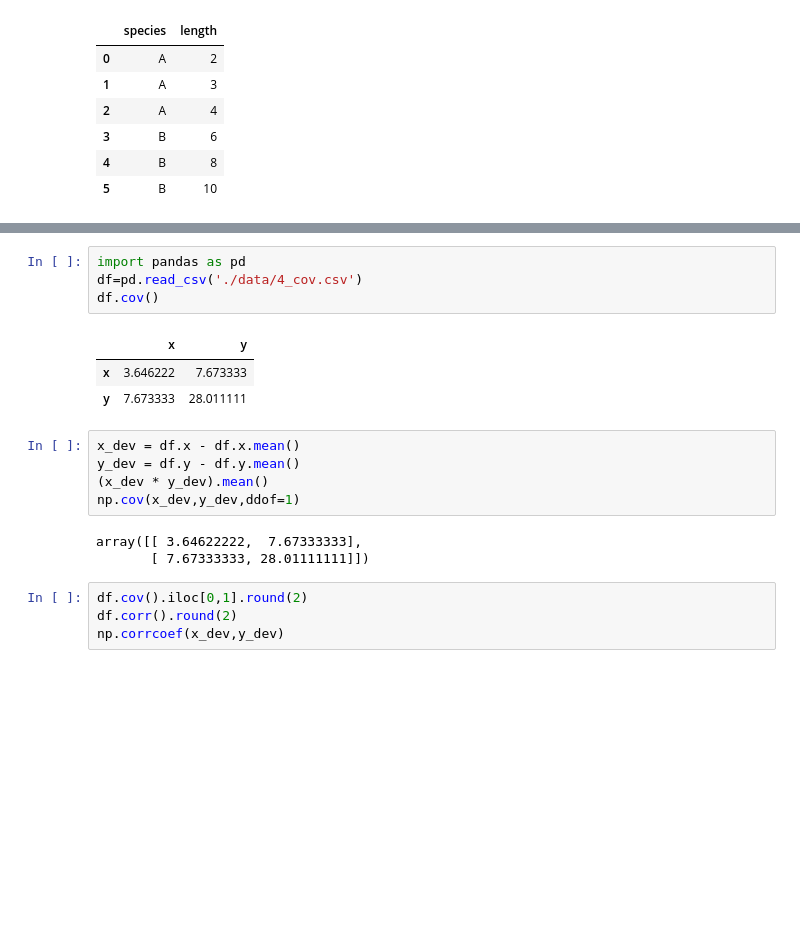
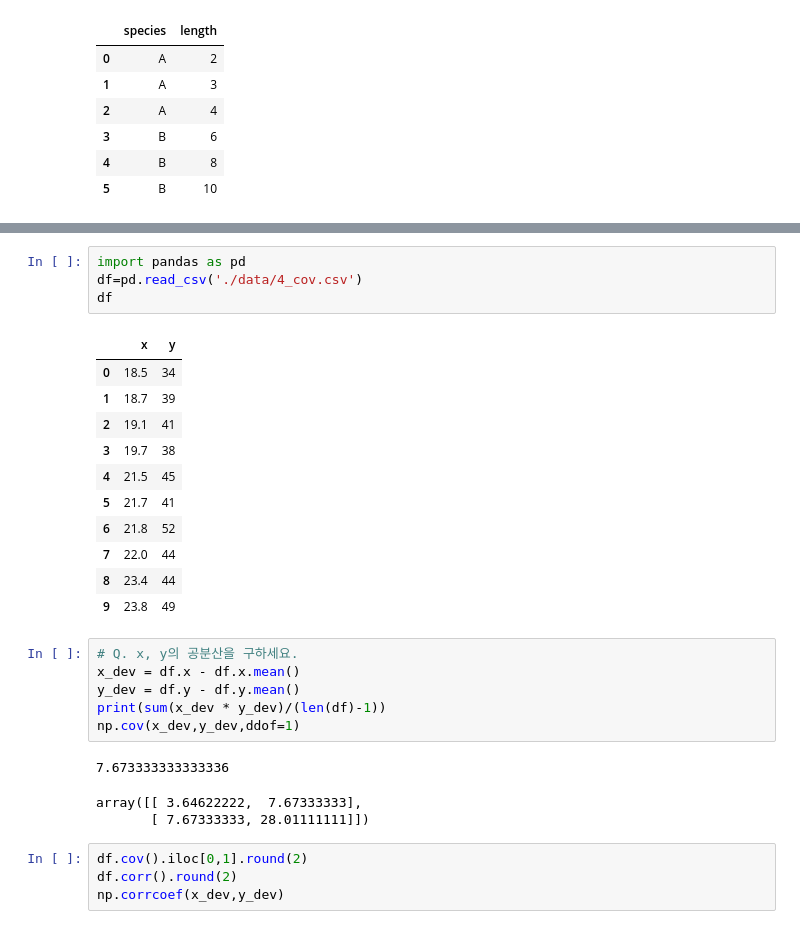
Before and after one commit to HyeonuJeong/Mycakd5, a Jupyter notebook: m3_통계/stat1.ipynb, the cells around one changed output, grey strips where cells are left out. Cells and saved outputs as stored; diff of their text form; blank space fills up the shorter version.

```diff
--- a/m3_통계/stat1.ipynb
+++ b/m3_통계/stat1.ipynb
@@ -709,19 +744,29 @@ df.cov()
 # %%
 import pandas as pd
 df=pd.read_csv('./data/4_cov.csv')
-df.cov()
+df
 # %% [output]
 |  | x | y |
-| x | 3.646222 | 7.673333 |
-| y | 7.673333 | 28.011111 |
+| 0 | 18.5 | 34 |
+| 1 | 18.7 | 39 |
+| 2 | 19.1 | 41 |
+| 3 | 19.7 | 38 |
+| 4 | 21.5 | 45 |
+| 5 | 21.7 | 41 |
+| 6 | 21.8 | 52 |
+| 7 | 22.0 | 44 |
+| 8 | 23.4 | 44 |
+| 9 | 23.8 | 49 |
 # %%
+# Q. x, y의 공분산을 구하세요.
 x_dev = df.x - df.x.mean()
 y_dev = df.y - df.y.mean()
-(x_dev * y_dev).mean()
+print(sum(x_dev * y_dev)/(len(df)-1))
 np.cov(x_dev,y_dev,ddof=1)
 # %% [output]
-array([[ 3.64622222,  7.67333333],
-       [ 7.67333333, 28.01111111]])
+7.673333333333336
+array([[ 3.64622222,  7.67333333],
+       [ 7.67333333, 28.01111111]])
 # %%
 df.cov().iloc[0,1].round(2)
 df.corr().round(2)
```
Also changed, not shown: parts of 10 cells of this notebook, 1 other file.
